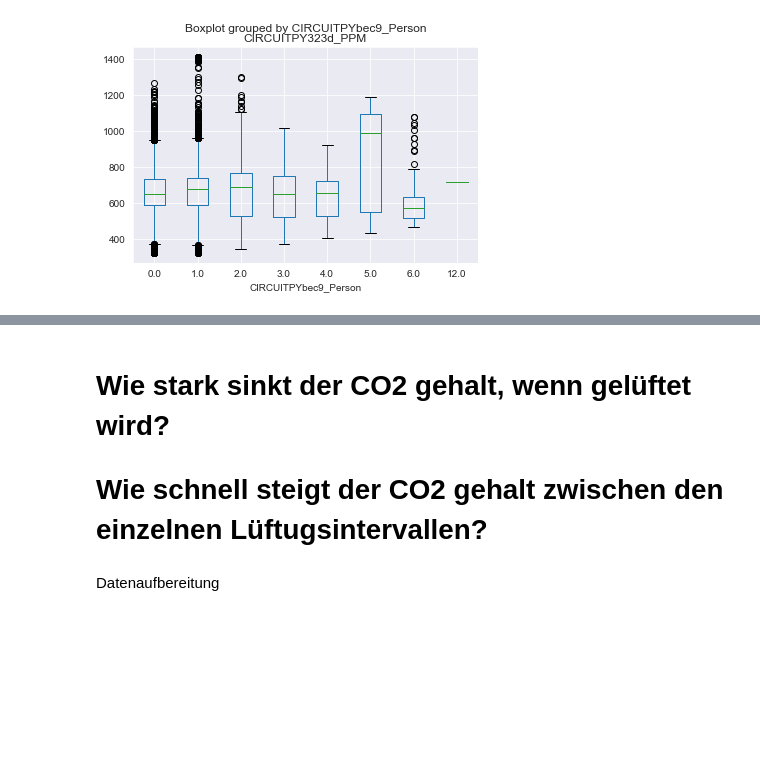
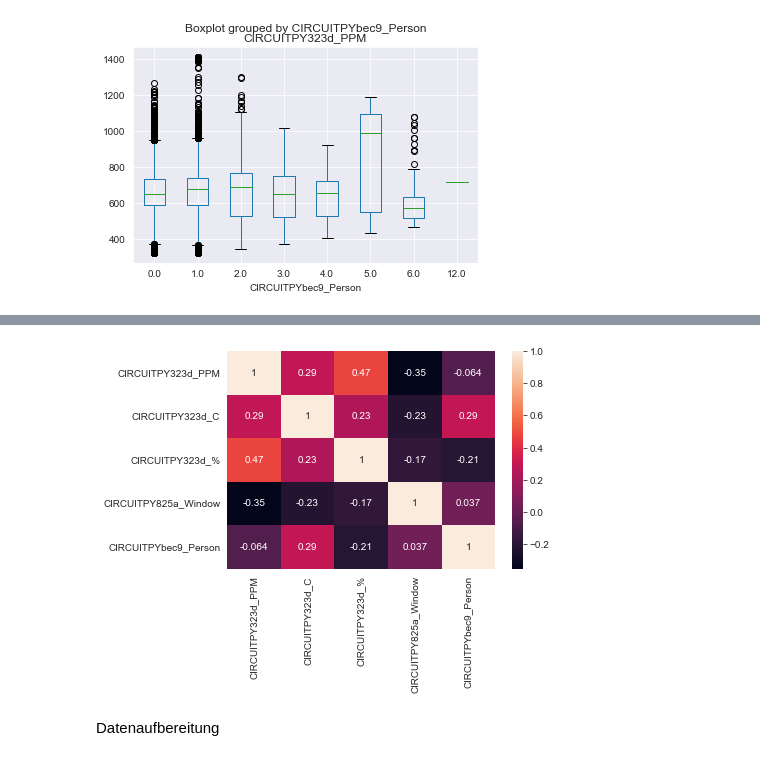
Before and after one commit to nicolarohner1337/smartclassroom, a Jupyter notebook: analyse/analyse.ipynb, the cells around one changed output, grey strips where cells are left out. Drawn from its saved outputs; the diff is of its cells as text; code cells hidden in the pictures; blank space fills up the shorter version.

```diff
--- a/analyse/analyse.ipynb
+++ b/analyse/analyse.ipynb
@@ -298,6 +294,8 @@ df_timewindow_clean_0.groupby('CIRCUITPYbec9_Person').median()
-# %% [markdown]
-# Wie stark sinkt der CO2 gehalt, wenn gelüftet wird?
-# Wie schnell steigt der CO2 gehalt zwischen den einzelnen Lüftugsintervallen?
+# %%
+sns.heatmap(df_timewindow_clean.corr(method="pearson"), annot=True)
+plt.show()
+# %% [output]
+[figure, added]
 # %% [markdown]
 Datenaufbereitung
 # %%
```
Also changed, not shown: parts of 5 cells of this notebook.
